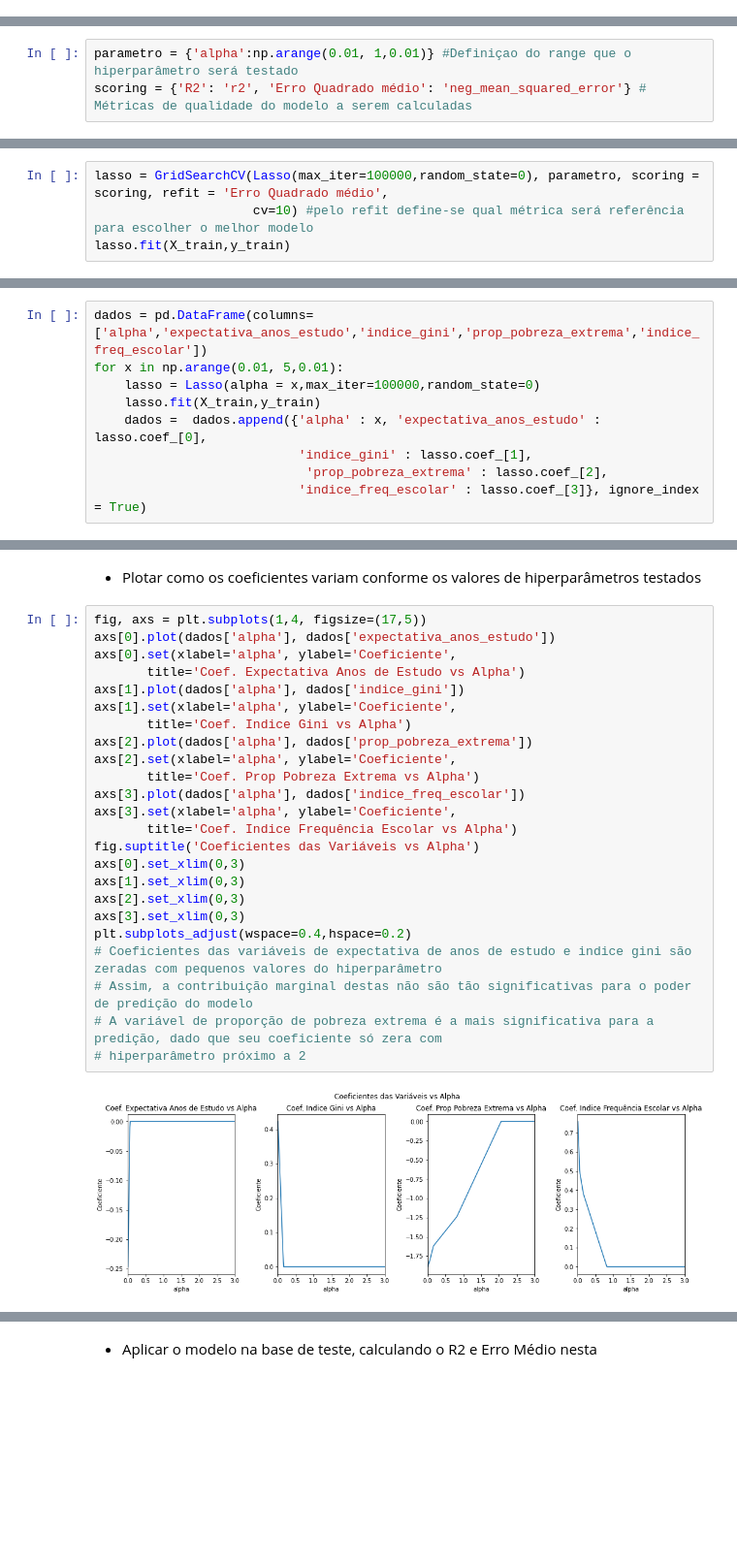
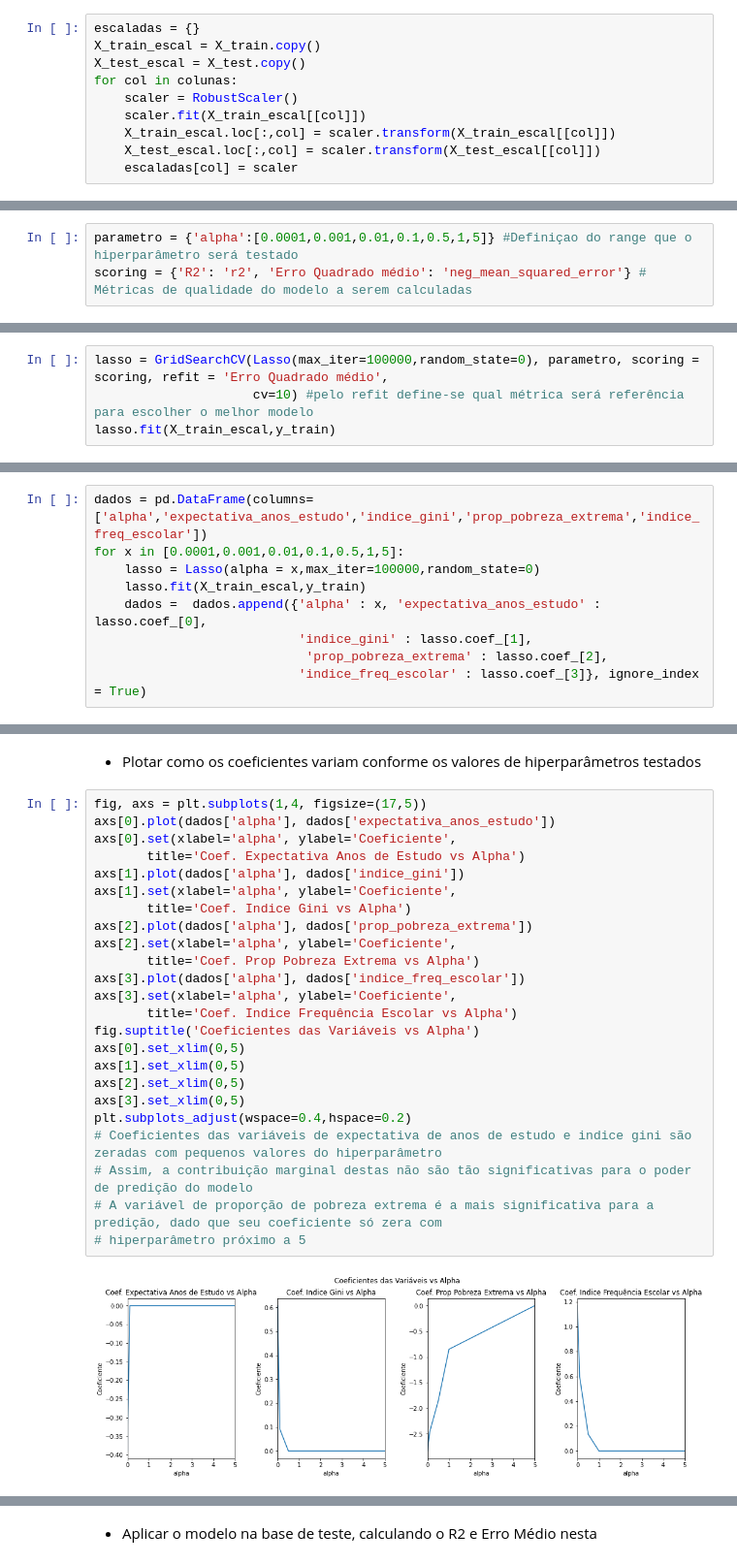
Before and after one commit to GCabral95/Aprendizado_Supervisionado, a Jupyter notebook: Regressão Lasso.ipynb, the cells around one changed output, grey strips where cells are left out. Shown: that part at 97% size. Cells and saved outputs as stored; diff of their text form; blank space fills up the shorter version.

```diff
--- a/Regressão Lasso.ipynb
+++ b/Regressão Lasso.ipynb
@@ -105,0 +126,10 @@ X_train['indice_frequencia_escolar'] = (X_train['indice_frequencia_escolar'] - M
+# %%
+escaladas = {}
+X_train_escal = X_train.copy()
+X_test_escal = X_test.copy()
+for col in colunas:
+    scaler = RobustScaler()
+    scaler.fit(X_train_escal[[col]])
+    X_train_escal.loc[:,col] = scaler.transform(X_train_escal[[col]])
+    X_test_escal.loc[:,col] = scaler.transform(X_test_escal[[col]])
+    escaladas[col] = scaler
@@ -109,6 +157,6 @@ X_train['indice_frequencia_escolar'] = (X_train['indice_frequencia_escolar'] - M
     * Para cada iteração que testar um valor de hiperparâmetro, será calculado as métricas de R2 e erro quadrado médio, visando a avaliação posterior de cada modelo
 # %%
-parametro = {'alpha':np.arange(0.01, 1,0.01)} #Definiçao do range que o hiperparâmetro será testado
+parametro = {'alpha':[0.0001,0.001,0.01,0.1,0.5,1,5]} #Definiçao do range que o hiperparâmetro será testado
 scoring = {'R2': 'r2', 'Erro Quadrado médio': 'neg_mean_squared_error'} # Métricas de qualidade do modelo a serem calculadas
 # %% [markdown]
 * Construção do modelo
@@ -116,7 +164,7 @@ scoring = {'R2': 'r2', 'Erro Quadrado médio': 'neg_mean_squared_error'} # Métr
 # %%
 lasso = GridSearchCV(Lasso(max_iter=100000,random_state=0), parametro, scoring = scoring, refit = 'Erro Quadrado médio',
                      cv=10) #pelo refit define-se qual métrica será referência para escolher o melhor modelo
-lasso.fit(X_train,y_train)
+lasso.fit(X_train_escal,y_train)
 # %% [output]
 GridSearchCV(cv=10, error_score=nan,
              estimator=Lasso(alpha=1.0, copy_X=True, fit_intercept=True,
@@ -202,9 +240,9 @@ plt.subplots_adjust(wspace=0.35,hspace=1)
     * Inicialmente inserindo estes em um dataframe
 # %%
 dados = pd.DataFrame(columns=['alpha','expectativa_anos_estudo','indice_gini','prop_pobreza_extrema','indice_freq_escolar'])
-for x in np.arange(0.01, 5,0.01):
+for x in [0.0001,0.001,0.01,0.1,0.5,1,5]:
     lasso = Lasso(alpha = x,max_iter=100000,random_state=0)
-    lasso.fit(X_train,y_train)
+    lasso.fit(X_train_escal,y_train)
     dados =  dados.append({'alpha' : x, 'expectativa_anos_estudo' : lasso.coef_[0],
                            'indice_gini' : lasso.coef_[1],
                             'prop_pobreza_extrema' : lasso.coef_[2],
@@ -223,26 +261,26 @@ dados.head()
 # %%
 fig, axs = plt.subplots(1,4, figsize=(17,5))
 axs[0].plot(dados['alpha'], dados['expectativa_anos_estudo'])
 axs[0].set(xlabel='alpha', ylabel='Coeficiente',
        title='Coef. Expectativa Anos de Estudo vs Alpha')
 axs[1].plot(dados['alpha'], dados['indice_gini'])
 axs[1].set(xlabel='alpha', ylabel='Coeficiente',
        title='Coef. Indice Gini vs Alpha')
 axs[2].plot(dados['alpha'], dados['prop_pobreza_extrema'])
 axs[2].set(xlabel='alpha', ylabel='Coeficiente',
        title='Coef. Prop Pobreza Extrema vs Alpha')
 axs[3].plot(dados['alpha'], dados['indice_freq_escolar'])
 axs[3].set(xlabel='alpha', ylabel='Coeficiente',
        title='Coef. Indice Frequência Escolar vs Alpha')
 fig.suptitle('Coeficientes das Variáveis vs Alpha')
-axs[0].set_xlim(0,3)
-axs[1].set_xlim(0,3)
-axs[2].set_xlim(0,3)
-axs[3].set_xlim(0,3)
+axs[0].set_xlim(0,5)
+axs[1].set_xlim(0,5)
+axs[2].set_xlim(0,5)
+axs[3].set_xlim(0,5)
 plt.subplots_adjust(wspace=0.4,hspace=0.2)
 # Coeficientes das variáveis de expectativa de anos de estudo e indice gini são zeradas com pequenos valores do hiperparâmetro
 # Assim, a contribuição marginal destas não são tão significativas para o poder de predição do modelo
 # A variável de proporção de pobreza extrema é a mais significativa para a predição, dado que seu coeficiente só zera com
-# hiperparâmetro próximo a 2
+# hiperparâmetro próximo a 5
 # %% [output]
-[figure, old version]
+[figure, new version]
```
Also changed, not shown: parts of 47 cells of this notebook.
